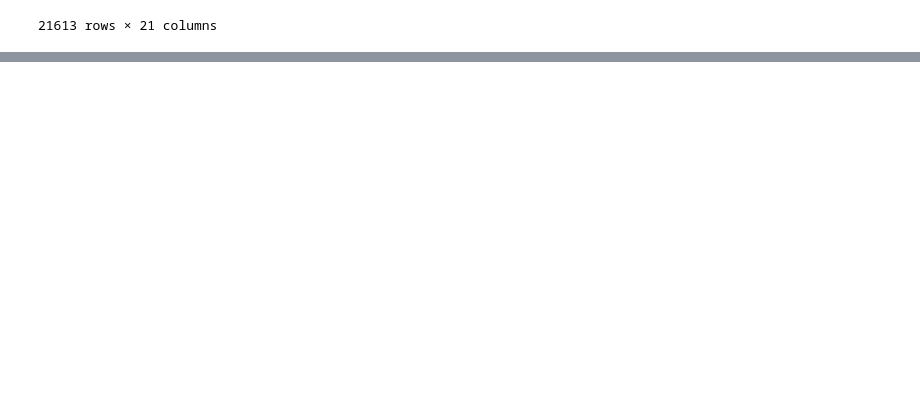
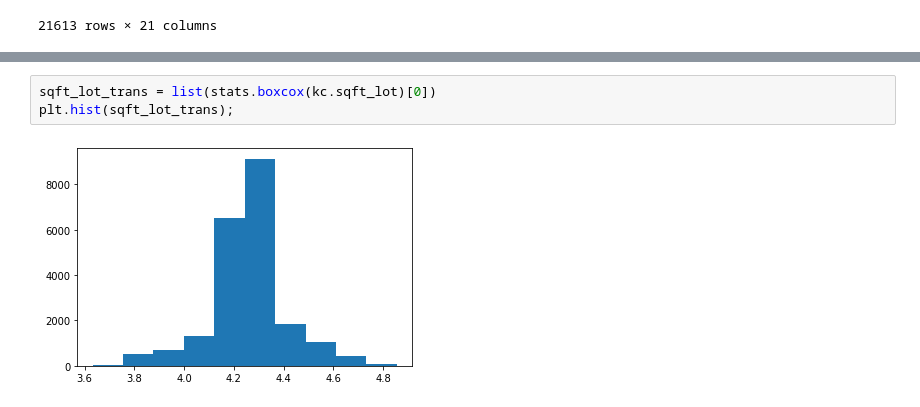
Before and after one commit to zdanielshi/data_science_LFZ, a Jupyter notebook: DS_0615_KC_house_prices.ipynb, the cells around one changed output, grey strips where cells are left out. Drawn from its saved outputs; the diff is of its cells as text; blank space fills up the shorter version.

```diff
--- a/DS_0615_KC_house_prices.ipynb
+++ b/DS_0615_KC_house_prices.ipynb
@@ -673,0 +755,5 @@ loo.fit_transform(kc_encode_loo, kc_encode_loo.price)
+# %%
+sqft_lot_trans = list(stats.boxcox(kc.sqft_lot)[0])
+plt.hist(sqft_lot_trans);
+# %% [output]
+[figure, added]
```
Also changed, not shown: parts of 49 cells of this notebook.
